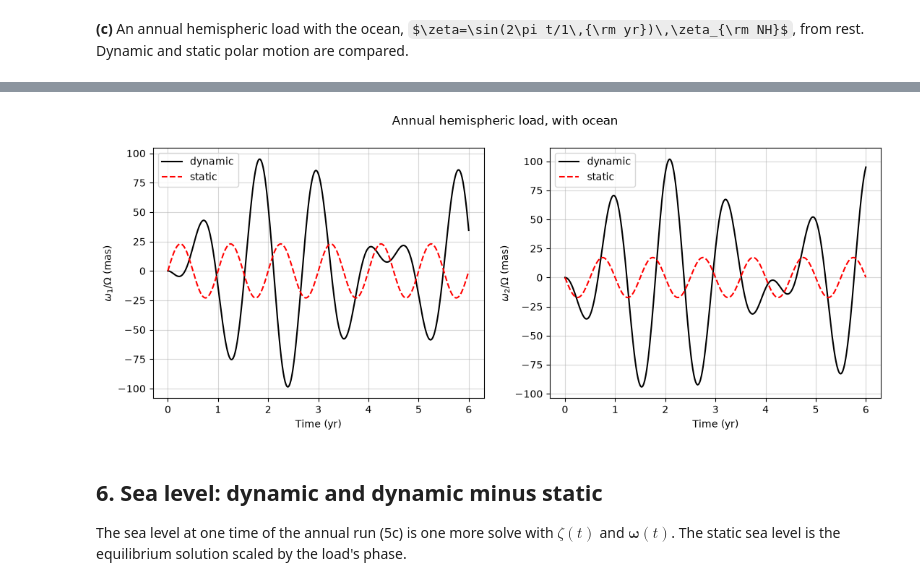
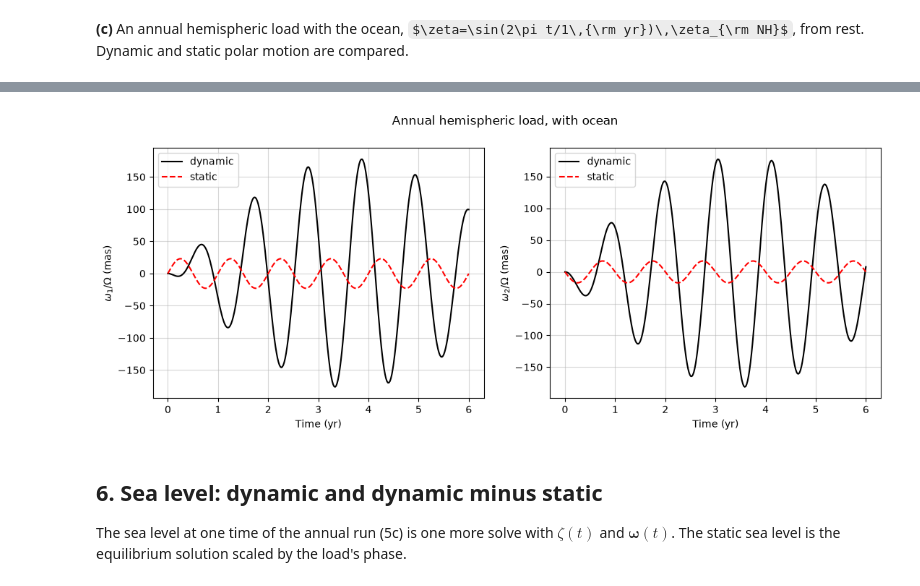
Before and after one commit to danielheathcote/rotation, a Jupyter notebook: new-code/examples_dynamic.ipynb, the cells around one changed output, grey strips where cells are left out. Drawn from its saved outputs; the diff is of its cells as text; code cells hidden in the pictures; some formulas as TeX source.

Commit message:
Added damping and fluid core options. Updated example notebooks accordingly

```diff
--- a/new-code/examples_dynamic.ipynb
+++ b/new-code/examples_dynamic.ipynb
@@ -27,6 +29,9 @@ import examples_dynamic_helper as eh
 lmax = 32
 rtol = 1e-10
 year_days = 365.25
+
+# Quality factor of the free wobble (None for no damping)
+quality_factor = sd.DEFAULT_QUALITY_FACTOR
 
 # Size of the free wobble and of the Y21 load's static pole shift (mas)
 wobble_mas = 100.0
@@ -350,32 +361,37 @@ def forced_ratio(period_days, direction):
     load = circular_load(period_days, direction)
     omega_0 = sd.equilibrium_rotation(state, constants, load.value(0.0), ocean=False)["omega"]
     t = np.arange(0.0, periodic_years * year, period_days / periodic_steps_per_period * day)
-    omega = sd.integrate(sd.forward_rhs(state, constants, load, ocean=False), omega_0, t)
+    omega = sd.integrate(sd.forward_rhs(state, constants, load, quality_factor=quality_factor, ocean=False), omega_0, t)
     coefficients = eh.fit_forced_response(
         sd.model_time_to_days(t, constants),
         omega,
         2 * np.pi / period_days,
-        2 * np.pi / t_cw_no_ocean,
+        sigma_free_per_day,
     )
     forced = coefficients[0] if direction == 1 else coefficients[1]
-    return (forced / static_y21["omega"][0]).real
+    return forced / static_y21["omega"][0]
 
 
+# The free wobble decays: complex frequency (2 pi / T)(1 + i eps), with eps = Q - sqrt(Q^2 - 1)
+eps = 0.0 if quality_factor is None else quality_factor - np.sqrt(quality_factor**2 - 1)
+sigma_free_per_day = 2 * np.pi / t_cw_no_ocean * (1 + 1j * eps)
+
+# The note's table (core, Q = 100, no ocean)
 note_table = {
-    (30.0, 1): -0.0748,
-    (182.625, 1): -0.7019,
-    (365.25, 1): -4.6365,
-    (30.0, -1): 0.0612,
-    (182.625, -1): 0.2897,
-    (365.25, -1): 0.4500,
+    (30.0, 1): -0.0852 - 0.0005j,
+    (182.625, 1): -0.8686 - 0.0081j,
+    (365.25, 1): -12.6744 - 0.8682j,
+    (30.0, -1): 0.0684 + 0.0003j,
+    (182.625, -1): 0.3150 + 0.0011j,
+    (365.25, -1): 0.4797 + 0.0012j,
 }
 
 start_time = time.time()
 table_points = []
 for (period_days, direction), note_value in note_table.items():
     ratio = forced_ratio(period_days, direction)
-    table_points.append((direction * period_days, ratio))
+    table_points.append((direction * period_days, ratio.real))
     label = "prograde" if direction == 1 else "retrograde"
-    print(f"{period_days:8.3f} d {label:10s}: simulated {ratio: .4f}, note {note_value: .4f}")
+    print(f"{period_days:8.3f} d {label:10s}: simulated {ratio:.4f}, note {note_value:.4f}")
 print(f"Runs took {time.time() - start_time:.1f} s")
 # %% [output]
@@ -400,7 +416,7 @@ periods_sweep = periods_sweep[np.abs(periods_sweep / t_cw_no_ocean - 1) > 0.15]
 
 start_time = time.time()
 sweep_points = np.array([
-    (direction * period_days, forced_ratio(period_days, direction))
+    (direction * period_days, forced_ratio(period_days, direction).real)
     for period_days in periods_sweep
     for direction in [1, -1]
 ])
@@ -411,10 +427,10 @@ fig, axes = plt.subplots(1, 2, figsize=(13, 4.5), sharey=True)
 for ax, direction, title in [(axes[0], 1, "Prograde"), (axes[1], -1, "Retrograde")]:
     sweep = sweep_points[np.sign(sweep_points[:, 0]) == direction]
     table = table_points[np.sign(table_points[:, 0]) == direction]
-    note = np.array([(p, v) for (p, d), v in note_table.items() if d == direction])
+    note = np.array([(p, v.real) for (p, d), v in note_table.items() if d == direction])
     ax.plot(np.abs(sweep[:, 0]), sweep[:, 1], "o-", color="tab:blue", ms=5, label="simulated")
     ax.plot(np.abs(table[:, 0]), table[:, 1], "s", color="tab:orange", ms=7, mfc="none", label="simulated (table periods)")
-    ax.plot(note[:, 0], note[:, 1], "kx", ms=8, label="note §5.4")
+    ax.plot(note[:, 0], note[:, 1], "kx", ms=8, label="note")
     ax.axvline(t_cw_no_ocean, color="r", ls=":", label=r"$T'_{\rm CW}$")
     ax.axhline(0, color="grey", lw=0.5)
     ax.set_xscale("log")
@@ -423,6 +439,6 @@ for ax, direction, title in [(axes[0], 1, "Prograde"), (axes[1], -1, "Retrograde
     ax.set_title(f"{title} forcing (no ocean)")
     ax.grid(True, alpha=0.5)
     ax.legend()
-axes[0].set_ylabel(r"$m_{\rm dynamic} / m_{\rm static}$")
+axes[0].set_ylabel(r"${\rm Re}\,(m_{\rm dynamic} / m_{\rm static})$")
 plt.show()
 # %% [output]
@@ -438,7 +454,7 @@ polar motion are compared.
 
 annual_amplitude = sd.Sinusoid(2 * np.pi / year)
 annual_nh = sd.SeparableLoad([(nh_load, annual_amplitude)])
-rhs_annual = sd.forward_rhs(state, constants, annual_nh, rtol=rtol)
+rhs_annual = sd.forward_rhs(state, constants, annual_nh, quality_factor=quality_factor, rtol=rtol)
 t_annual = np.arange(0.0, annual_years * year, dt_annual_days * day)
 t_annual_days = sd.model_time_to_days(t_annual, constants)
 
@@ -466,4 +482,4 @@ Run took 48.4 s; mean inner iterations 4.8
-[figure, old version]
+[figure, new version]
 # %% [markdown]
 ## 6. Sea level: dynamic and dynamic minus static
 
```
Also changed, not shown: parts of 18 cells of this notebook, 5 other files.
